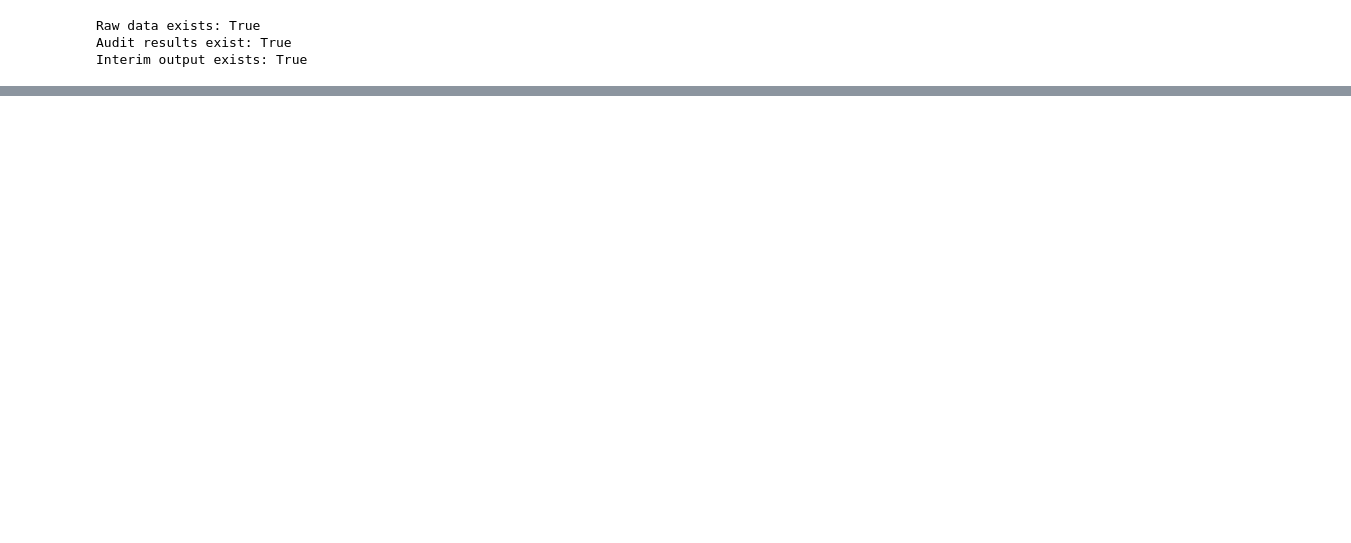
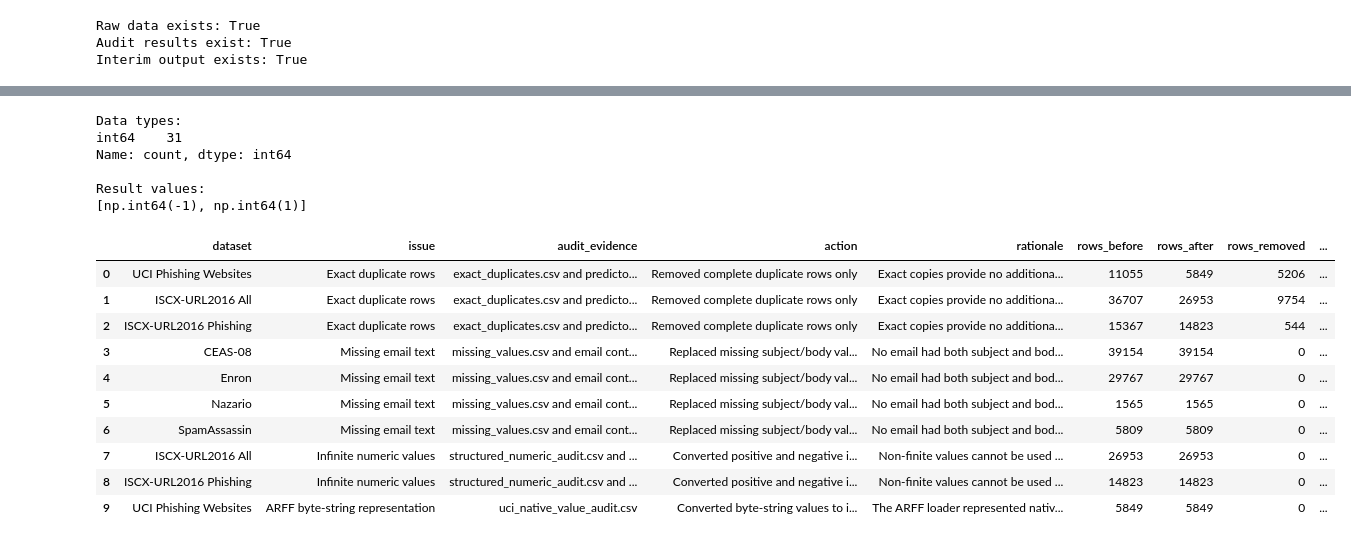
Before and after one commit to LichSavant/CS4101-Thesis2-SE-BRL, a Jupyter notebook: experiments/notebooks/02_data_cleaning.ipynb, the cells around one changed output, grey strips where cells are left out. Cells and saved outputs as stored; diff of their text form; code cells hidden in the pictures; blank space fills up the shorter version.

Commit message:
Complete data cleaning notebook

```diff
--- a/experiments/notebooks/02_data_cleaning.ipynb
+++ b/experiments/notebooks/02_data_cleaning.ipynb
@@ -123,0 +618,24 @@ Interim output exists: True
+# %%
+iscx_inf_counts = {
+    "ISCX-URL2016 All": 10,
+    "ISCX-URL2016 Phishing": 9
+}
+
+for name, affected in iscx_inf_counts.items():
+    cleaning_log.append({
+        "dataset": name,
+        "issue": "Infinite numeric values",
+        "audit_evidence": "structured_numeric_audit.csv and post-deduplication check",
+        "action": "Converted positive and negative infinity to NaN",
+        "rationale": (
+            "Non-finite values cannot be used directly by downstream models. "
+            "They were standardized as missing values without performing "
+            "statistical imputation."
+        ),
+        "rows_before": len(clean_data[name]),
+        "rows_after": len(clean_data[name]),
+        "rows_removed": 0,
+        "values_modified": affected
+    })
+
+pd.DataFrame(cleaning_log)
@@ -123,0 +666,50 @@ Interim output exists: True
+# %%
+uci = clean_data["UCI Phishing Websites"]
+
+for col in uci.columns:
+    uci[col] = uci[col].apply(
+        lambda x: int(x.decode()) if isinstance(x, bytes) else int(x)
+    )
+
+print("Data types:")
+print(uci.dtypes.value_counts())
+
+print("\nResult values:")
+print(sorted(uci["Result"].unique()))
+# %% [output]
+Data types:
+int64    31
+Name: count, dtype: int64
+
+Result values:
+[np.int64(-1), np.int64(1)]
+# %%
+cleaning_log.append({
+    "dataset": "UCI Phishing Websites",
+    "issue": "ARFF byte-string representation",
+    "audit_evidence": "uci_native_value_audit.csv",
+    "action": "Converted byte-string values to integers",
+    "rationale": (
+        "The ARFF loader represented native values as byte strings. "
+        "Conversion to integers standardizes their representation without "
+        "changing feature or label semantics."
+    ),
+    "rows_before": len(clean_data["UCI Phishing Websites"]),
+    "rows_after": len(clean_data["UCI Phishing Websites"]),
+    "rows_removed": 0,
+    "values_modified": len(clean_data["UCI Phishing Websites"]) * 31
+})
+
+pd.DataFrame(cleaning_log)
+# %% [output]
+|  | dataset | issue | audit_evidence | action | rationale | rows_before | rows_after | rows_removed | ... |
+| 0 | UCI Phishing Websites | Exact duplicate rows | exact_duplicates.csv and predicto... | Removed complete duplicate rows only | Exact copies provide no additiona... | 11055 | 5849 | 5206 | ... |
+| 1 | ISCX-URL2016 All | Exact duplicate rows | exact_duplicates.csv and predicto... | Removed complete duplicate rows only | Exact copies provide no additiona... | 36707 | 26953 | 9754 | ... |
+| 2 | ISCX-URL2016 Phishing | Exact duplicate rows | exact_duplicates.csv and predicto... | Removed complete duplicate rows only | Exact copies provide no additiona... | 15367 | 14823 | 544 | ... |
+| 3 | CEAS-08 | Missing email text | missing_values.csv and email cont... | Replaced missing subject/body val... | No email had both subject and bod... | 39154 | 39154 | 0 | ... |
+| 4 | Enron | Missing email text | missing_values.csv and email cont... | Replaced missing subject/body val... | No email had both subject and bod... | 29767 | 29767 | 0 | ... |
+| 5 | Nazario | Missing email text | missing_values.csv and email cont... | Replaced missing subject/body val... | No email had both subject and bod... | 1565 | 1565 | 0 | ... |
+| 6 | SpamAssassin | Missing email text | missing_values.csv and email cont... | Replaced missing subject/body val... | No email had both subject and bod... | 5809 | 5809 | 0 | ... |
+| 7 | ISCX-URL2016 All | Infinite numeric values | structured_numeric_audit.csv and ... | Converted positive and negative i... | Non-finite values cannot be used ... | 26953 | 26953 | 0 | ... |
+| 8 | ISCX-URL2016 Phishing | Infinite numeric values | structured_numeric_audit.csv and ... | Converted positive and negative i... | Non-finite values cannot be used ... | 14823 | 14823 | 0 | ... |
+| 9 | UCI Phishing Websites | ARFF byte-string representation | uci_native_value_audit.csv | Converted byte-string values to i... | The ARFF loader represented nativ... | 5849 | 5849 | 0 | ... |
```
Also changed, not shown: parts of 44 cells of this notebook.
